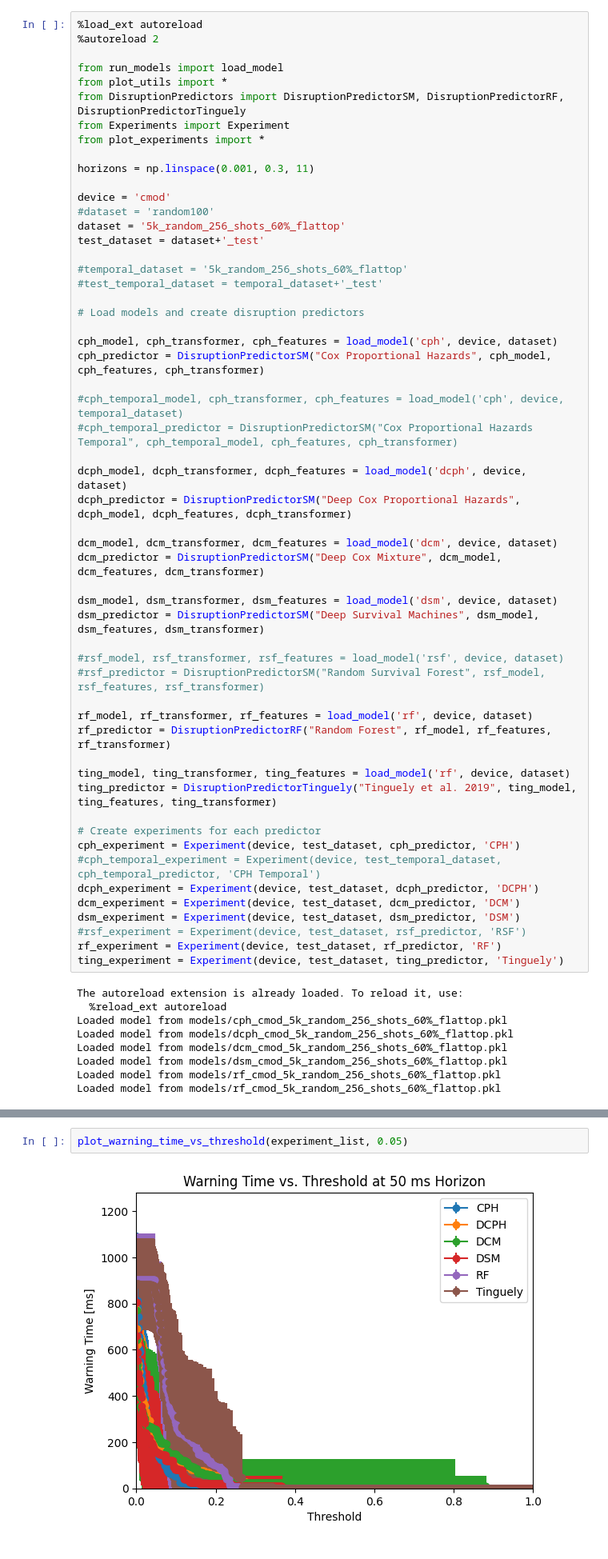
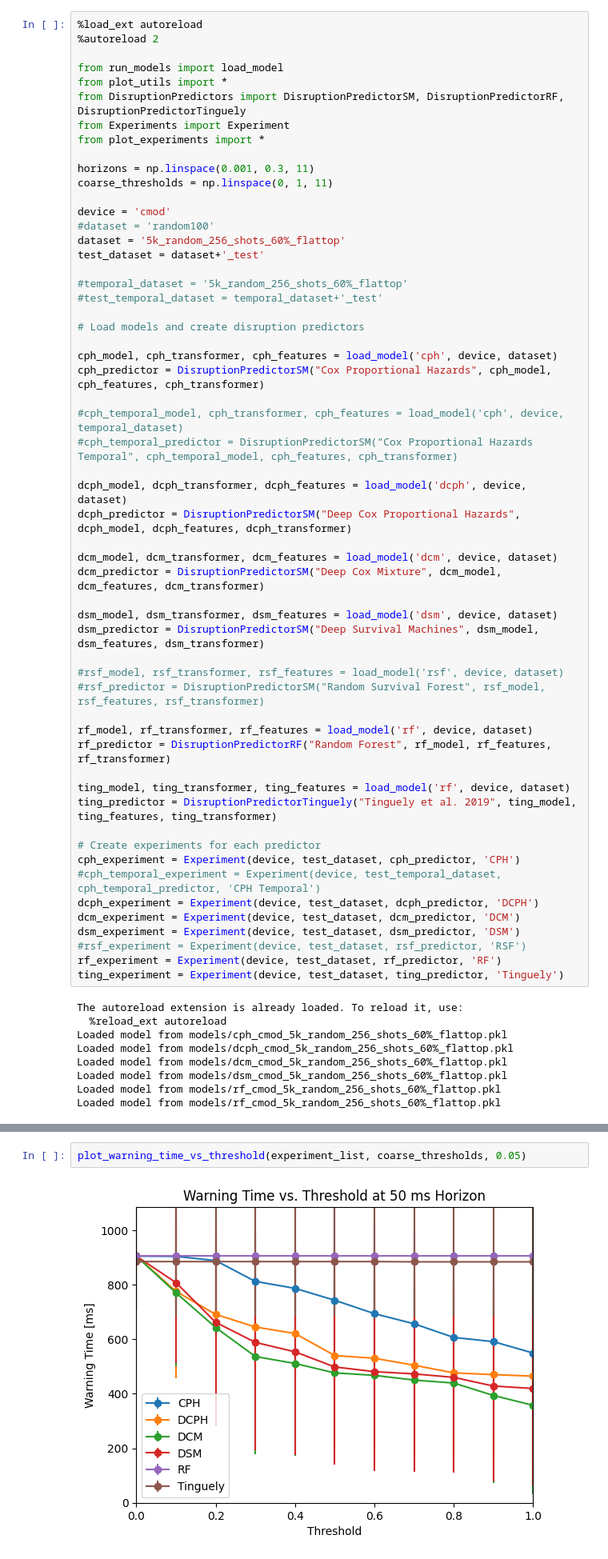
Before and after one commit to MIT-PSFC/disruption-survival-analysis, a Jupyter notebook: Run Experiments.ipynb, the cells around one changed output, grey strips where cells are left out. Shown at 80% size. Cells and saved outputs as stored; diff of their text form.

Commit message:
Refactored experiments that plot with respect to several thresholds to take plotting arguments to display results clearer

```diff
--- a/Run Experiments.ipynb
+++ b/Run Experiments.ipynb
@@ -9,6 +9,7 @@ from Experiments import Experiment
 from plot_experiments import *
 
 horizons = np.linspace(0.001, 0.3, 11)
+coarse_thresholds = np.linspace(0, 1, 11)
 
 device = 'cmod'
 #dataset = 'random100'
@@ -81,9 +82,9 @@ for experiment in experiment_list:
 [figure]
 [figure]
 # %%
-plot_warning_time_vs_threshold(experiment_list, 0.05)
+plot_warning_time_vs_threshold(experiment_list, coarse_thresholds, 0.05)
 # %% [output]
-[figure, old version]
+[figure, new version]
 # %%
 plot_warning_time_vs_FPR(experiment_list, 0.05)
 # %% [output]
```
Also changed, not shown: 2 other files.
